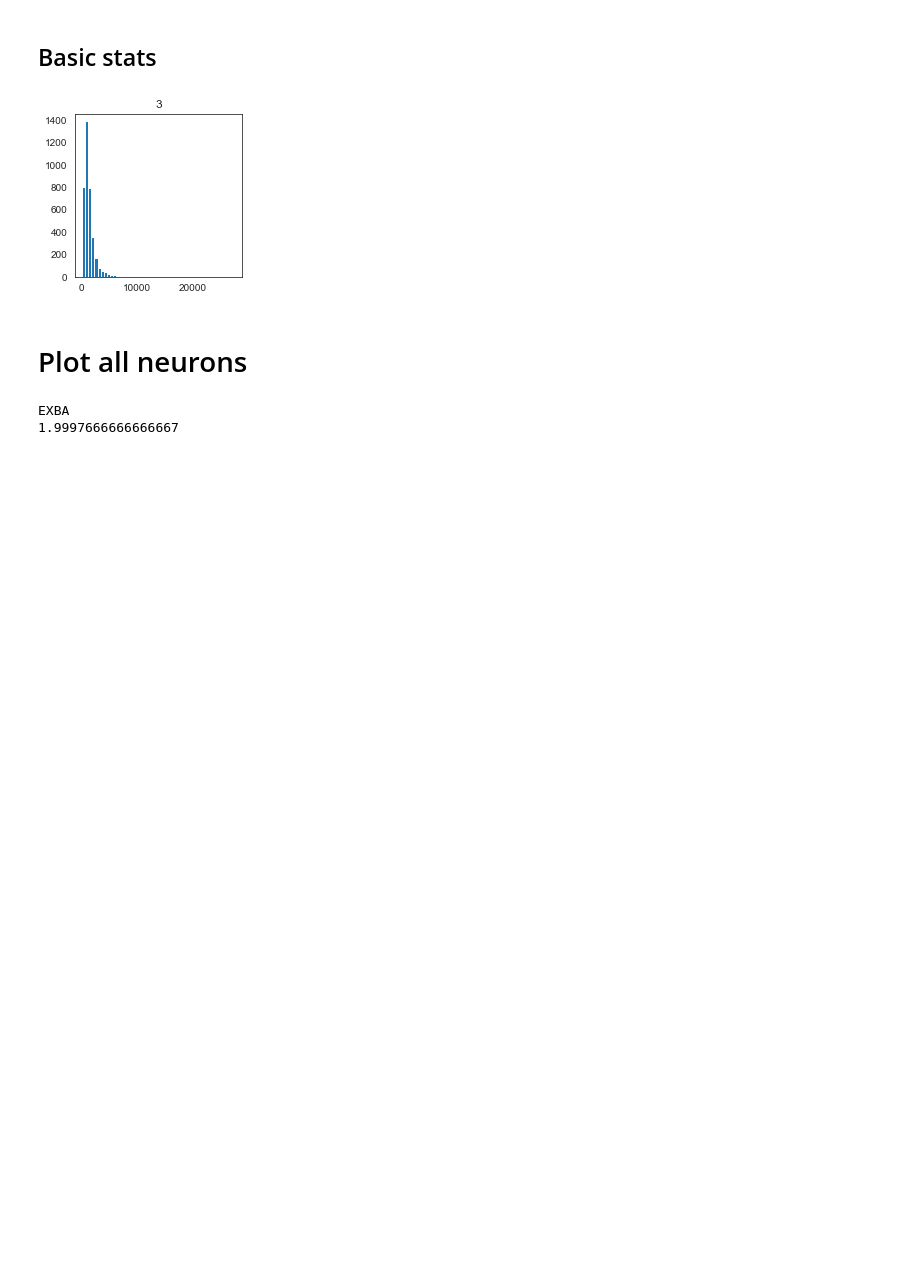
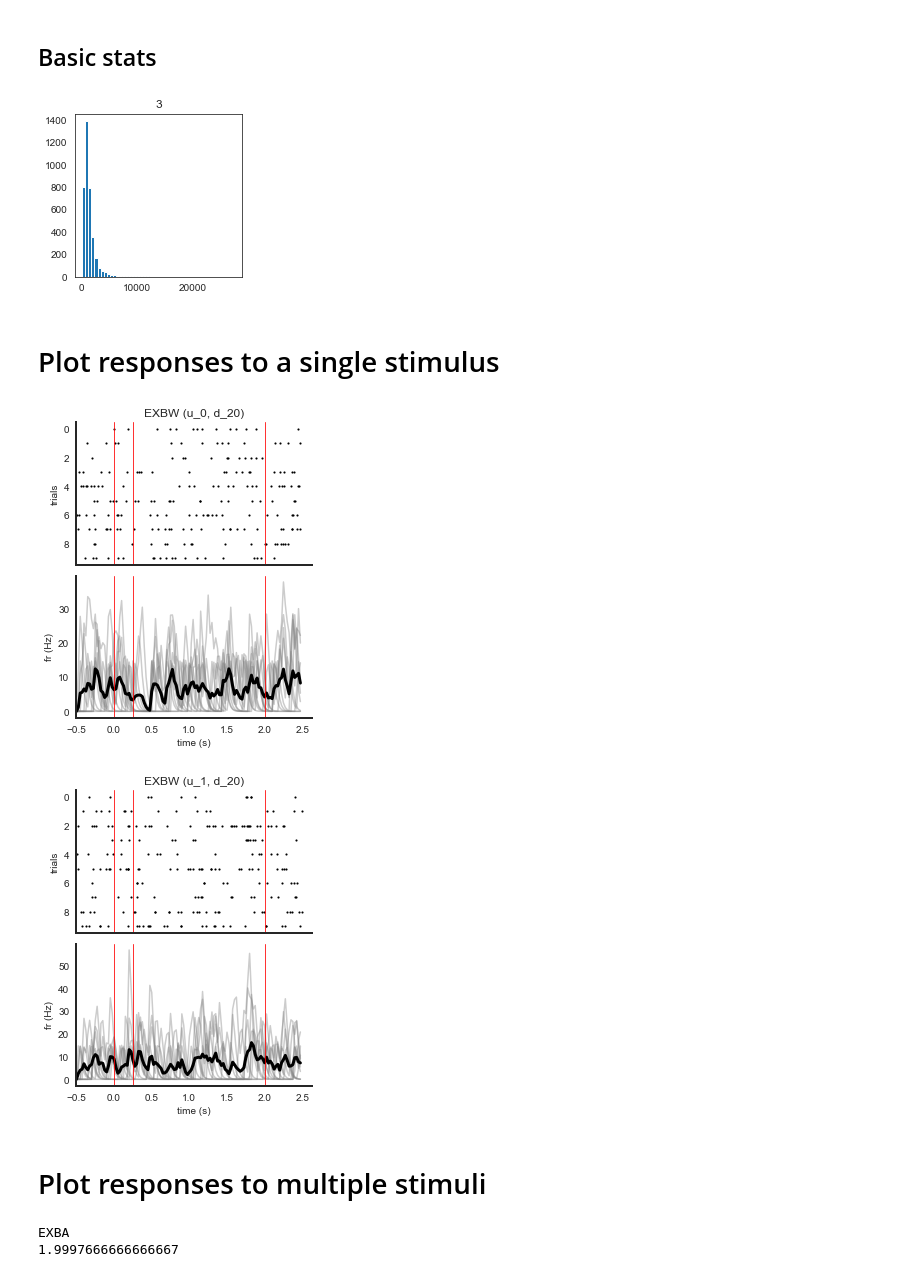
Before and after one commit to bramn22/DatajointVEIDB, a Jupyter notebook: notebooks/single_neuron_visualizations2.ipynb, the cells around one changed output. Saved outputs shown, nothing was run; the diff lists cells and outputs as text; code cells hidden in the pictures; blank space fills up the shorter version.

Commit message:
Single neuron-stimulus type responses

```diff
--- a/notebooks/single_neuron_visualizations2.ipynb
+++ b/notebooks/single_neuron_visualizations2.ipynb
@@ -67,7 +67,7 @@ stims_vis = ['EXBA', 'DIBM', 'EXBW', 'SWEP', 'CHPE']
 # stims_vis = ['CHPE', 'EXPA', 'DIMM', 'CHPE', 'SWEP']
 
 
-figures_folder = os.path.join(r"C:\Users\bramn\Documents\Projects\DatajointVEIDB\images", f"neurons_{key['experiment_id']}_{key['session_id']}")
+figures_folder = os.path.join(r"V:\Data\datajoint\optotagging", f"neurons_{key['experiment_id']}_{key['session_id']}")
 if not os.path.isdir(figures_folder):
     os.mkdir(figures_folder)
 # %%
@@ -111,5 +111,3 @@ for u_id, unit in block.units.items():
     break
 # %% [output]
 [figure]
-# %% [markdown]
-# Plot all neurons
@@ -120,0 +114,2 @@ def smooth_spikecounts(spikecounts, sigma=2):
+# %% [markdown]
+# Plot responses to a single stimulus
@@ -121,3 +162,24 @@ def smooth_spikecounts(spikecounts, sigma=2):
+# %%
+hz = 40
+sigma = 30*50
+key = {'subsession_type': 'EXBW', 'experiment_id': key['experiment_id'], 'session_id': key['session_id']}
+unit_info, units = (subsess_spikes_table & key).fetch('cluster_info', 'clusters')
+unit_info, units = unit_info[-1], units[-1]
+block = Block(units_dict=units, unit_info=unit_info)
+starts, ends, triggers = (subsess_events_table & key).fetch('trials_starts', 'trials_ends', 'subsession_triggers')
+starts, ends, triggers = starts[-1], ends[-1], triggers[-1]
+line = Pipeline()
+line.add_stage(FiringRateEstimation(fr_type='causal'), sigma=sigma, hz=hz, length=int(np.median(ends-starts))+30000) # 30*25 ==> hz=40
+for u_id, unit in block.units.items():
+    plot_responses(unit, hz, starts, ends, [-15000,15000], [0, 0.25, 2], trials_name='EXBW', fr_pipeline=line, n_trials=10)
+    u_depth = int(unit.unit_info["depth"])
+    plt.savefig(os.path.join(figures_folder, f'u{u_id}_d{u_depth}_{key["subsession_type"]}.png'), dpi=100)
+    plt.show()
+# %% [output]
+[figure, added]
+[figure, added]
+# %% [markdown]
+# Plot responses to multiple stimuli
 # %%
 """ Load all data """
 hz = 40
```
Also changed, not shown: parts of 4 cells of this notebook.
